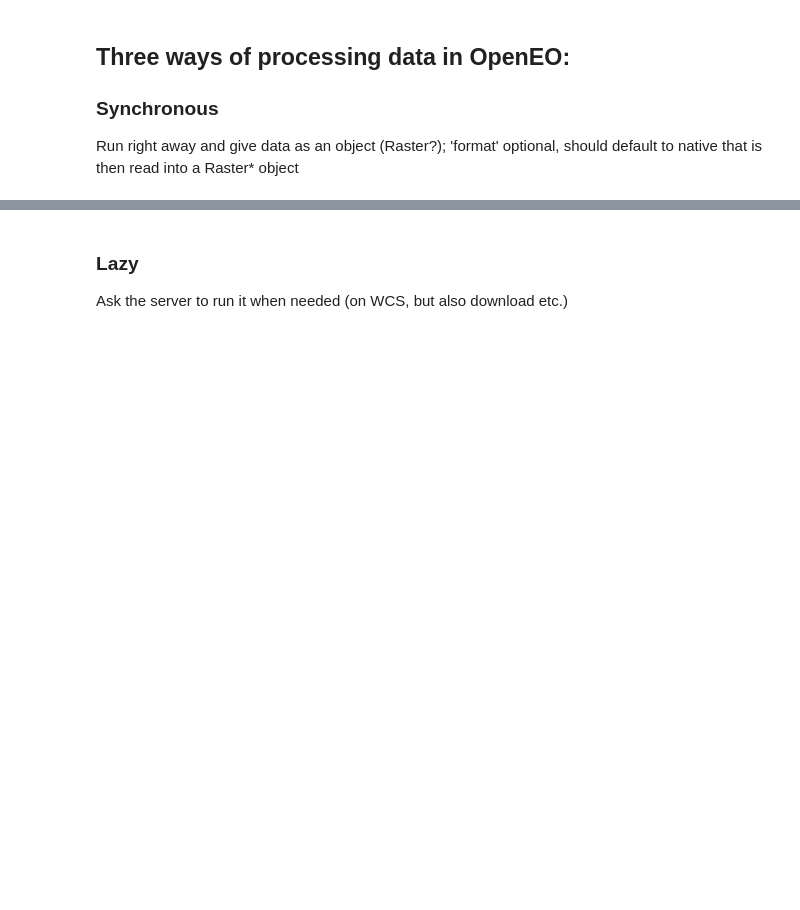
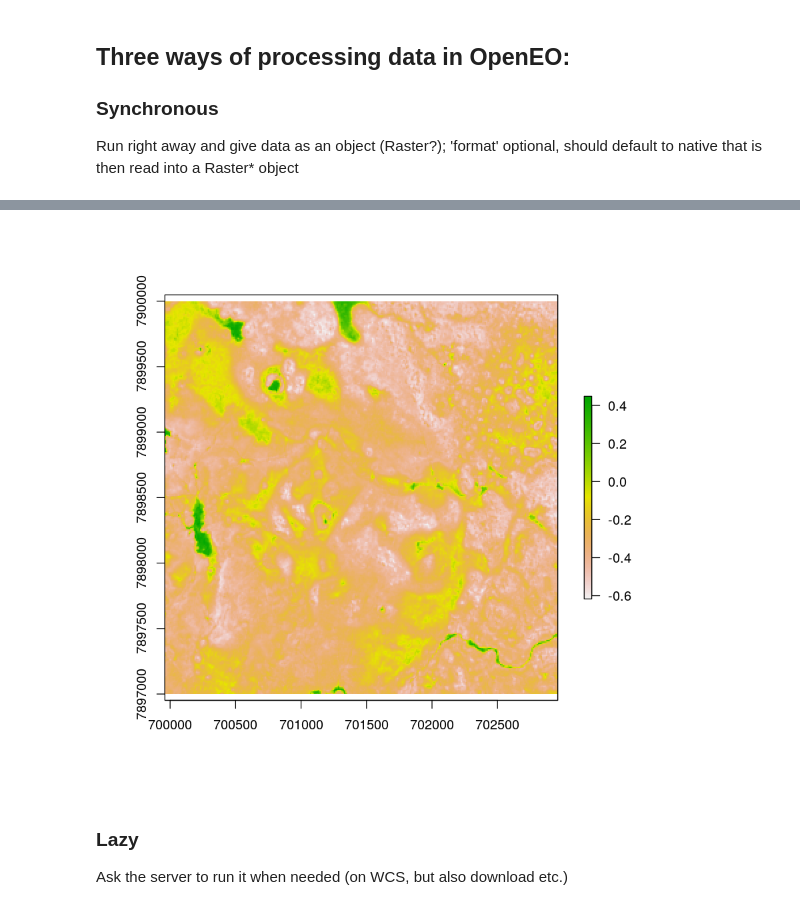
Before and after one commit to Open-EO/openeo-r-client, a Jupyter notebook: examples/notebooks/Syntax.ipynb, the cells around one changed output, grey strips where cells are left out. Cells and saved outputs as stored; diff of their text form; code cells hidden in the pictures; blank space fills up the shorter version.

Commit message:
Update to Jupyter notebook to include first result of the proof-of-concept
Also update to the plain-text script for the latest changes to the client
code.

```diff
--- a/examples/notebooks/Syntax.ipynb
+++ b/examples/notebooks/Syntax.ipynb
@@ -207,0 +277,4 @@ ERROR: Error in con$execute(task, format, output): {"status":400,"message":"Miss
+# %%
+writeBin(Result, "output.tif")
+ResultRaster = raster("output.tif")
+ResultRaster
@@ -208,3 +290,7 @@ ERROR: Error in con$execute(task, format, output): {"status":400,"message":"Miss
+# %%
+plot(ResultRaster)
+# %% [output]
+[figure, added]
 # %% [markdown]
 ### Lazy
 Ask the server to run it when needed (on WCS, but also download etc.)
```
Also changed, not shown: parts of 15 cells of this notebook, 1 other file.
